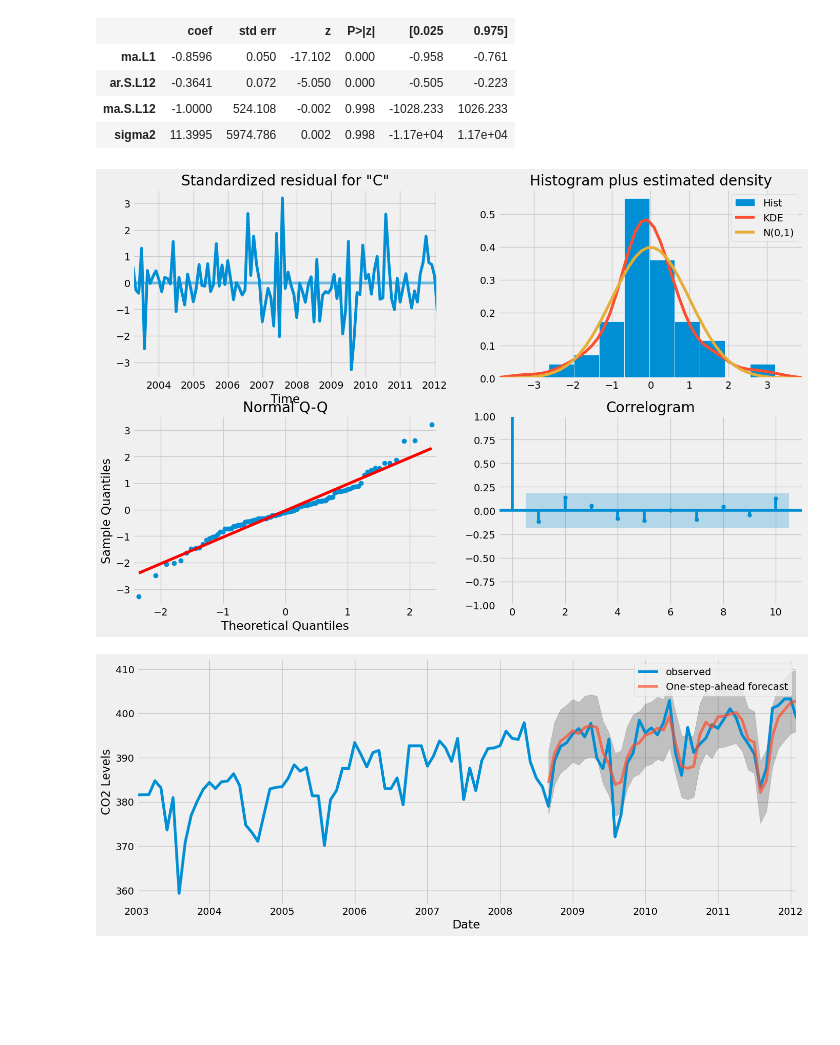
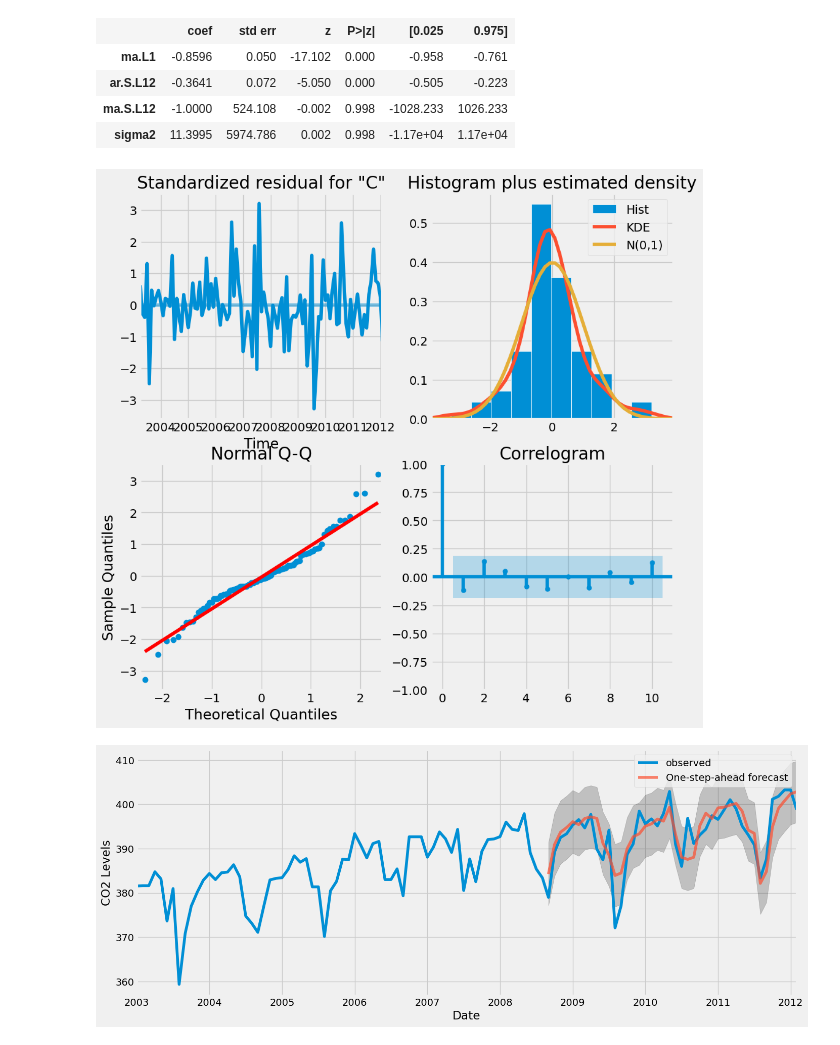
Before and after one commit to mJekal/CO_Data_Anaylsis, a Jupyter notebook: CO2_2001-2011.ipynb, the cells around one changed output. Saved outputs shown, nothing was run; the diff lists cells and outputs as text; code cells hidden in the pictures; blank space fills up the shorter version.

```diff
--- a/CO2_2001-2011.ipynb
+++ b/CO2_2001-2011.ipynb
@@ -8,7 +8,7 @@ import matplotlib.pyplot as plt
 
 plt.style.use('fivethirtyeight')
 # %%
-dt = pd.read_csv("Gosan_Flask_CO2_del13C_2001-2011 - 복사본 (3).csv", index_col='Time')
+dt = pd.read_csv("Gosan_Flask_CO2_del13C_2001-2011.csv", index_col='Time')
 # %%
 dt.index = pd.to_datetime(dt.index)
 # %%
@@ -125,8 +129,8 @@ results.summary().tables[1]
 | ma.S.L12 | -1.0000 | 524.108 | -0.002 | 0.998 | -1028.233 | 1026.233 |
 | sigma2 | 11.3995 | 5974.786 | 0.002 | 0.998 | -1.17e+04 | 1.17e+04 |
 # %%
-results.plot_diagnostics(figsize=(15, 10))
+results.plot_diagnostics(figsize=(10, 10))
 plt.show()
 # %% [output]
-[figure, old version]
+[figure, new version]
 # %%
```
Also changed, not shown: parts of 10 cells of this notebook.
